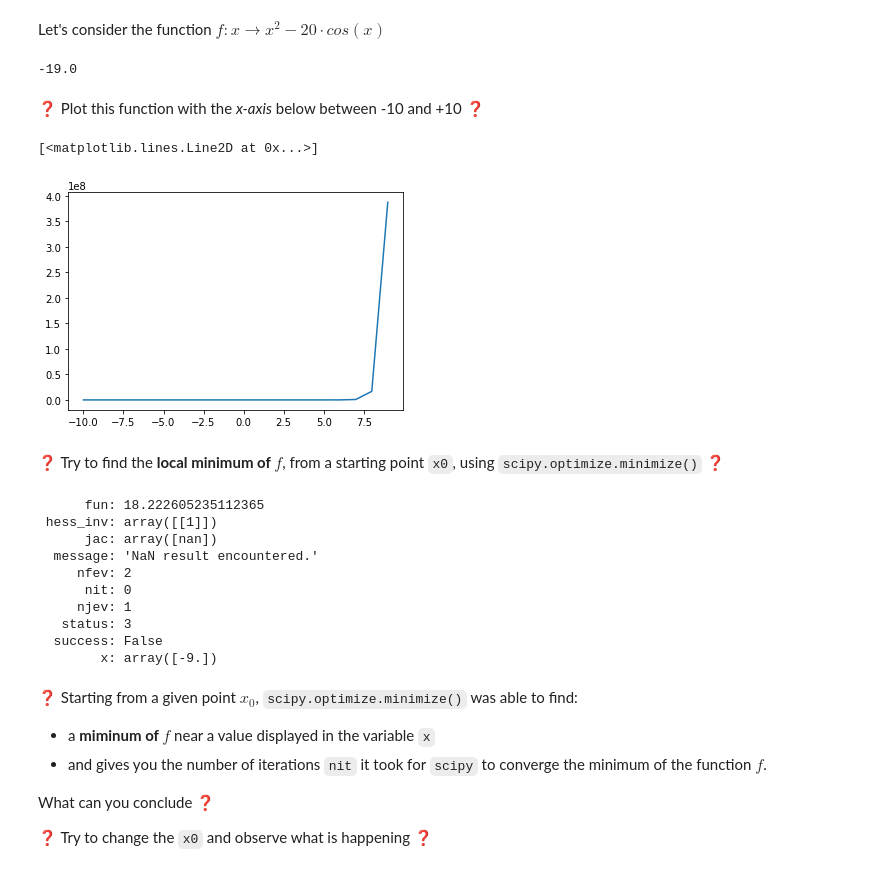
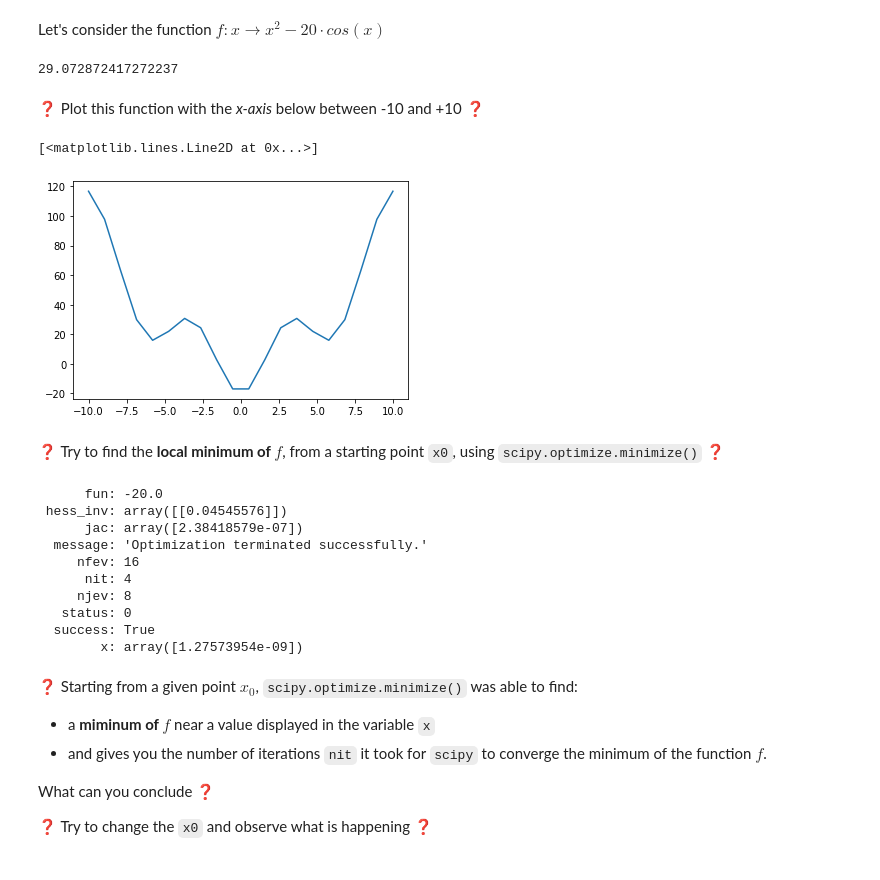
Before and after one commit to brmuloot/Briefs_5, a Jupyter notebook: 03-scipy.ipynb, the cells around one changed output. Cells and saved outputs as stored; diff of their text form; code cells hidden in the pictures; folded sections open.

```diff
--- a/03-scipy.ipynb
+++ b/03-scipy.ipynb
@@ -30,42 +30,40 @@ Let's consider the function $ f : x \rightarrow x^2 - 20 \cdot  cos(x) $
 # %%
 # YOUR CODE
 def f(x):
-    return (x**x) - (20 * np.cos(x))
-f(0)
+    return (x**2) - (20 * np.cos(x))
+f(4)
 # %% [output]
--19.0
+29.072872417272237
 # %% [markdown]
 ❓ Plot this function with the *x-axis* below between -10 and +10 ❓
 # %%
 # YOUR CODE
-stock = []
-count = []
-for i in range(-10,10,1):
-    stock.append(f(i))
-    count.append(i)
 
-plt.plot(count,stock)
+count = np.linspace(-10, 10, num=20)
+res = f(count)
+
+plt.plot(count,res)
 # %% [output]
 [<matplotlib.lines.Line2D at 0x...>]
-[figure, old version]
+[figure, new version]
 # %% [markdown]
 ❓ Try to find the **local minimum of $f$**, from a starting point `x0`, using `scipy.optimize.minimize()` ❓
 # %%
 # YOUR CODE
 # x0 = np.array(list(range(-10,10)))
-res = minimize(fun=f, x0=-9)
+res = minimize(fun=f, x0=-2.5)
 res
 # %% [output]
-      fun: 18.222605235112365
- hess_inv: array([[1]])
-      jac: array([nan])
-  message: 'NaN result encountered.'
-     nfev: 2
-      nit: 0
-     njev: 1
-   status: 3
-  success: False
-        x: array([-9.])
+      fun: -20.0
+ hess_inv: array([[0.04545576]])
+      jac: array([2.38418579e-07])
+  message: 'Optimization terminated successfully.'
+     nfev: 16
+      nit: 4
+     njev: 8
+   status: 0
+  success: True
+        x: array([1.27573954e-09])
 # %% [markdown]
 ❓ Starting from a given point $ x_0 $, `scipy.optimize.minimize()` was able to find:
 * a **miminum of $f$** near a value displayed in the variable `x`
```
Also changed, not shown: parts of 6 cells of this notebook.
